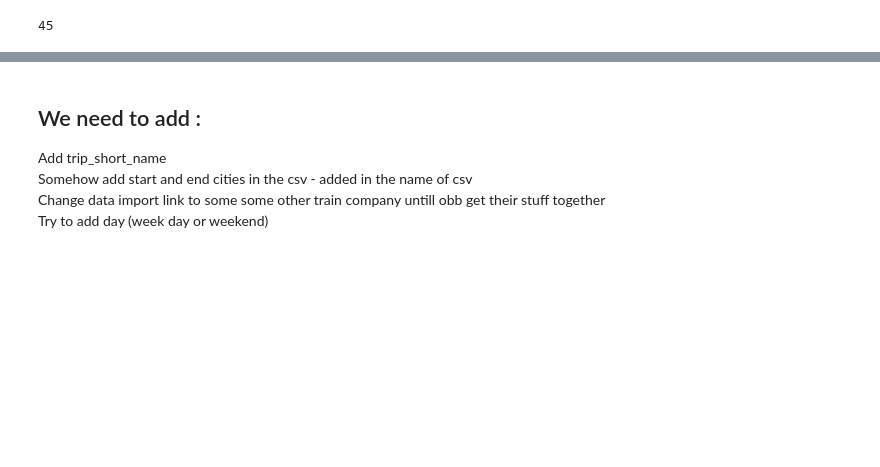
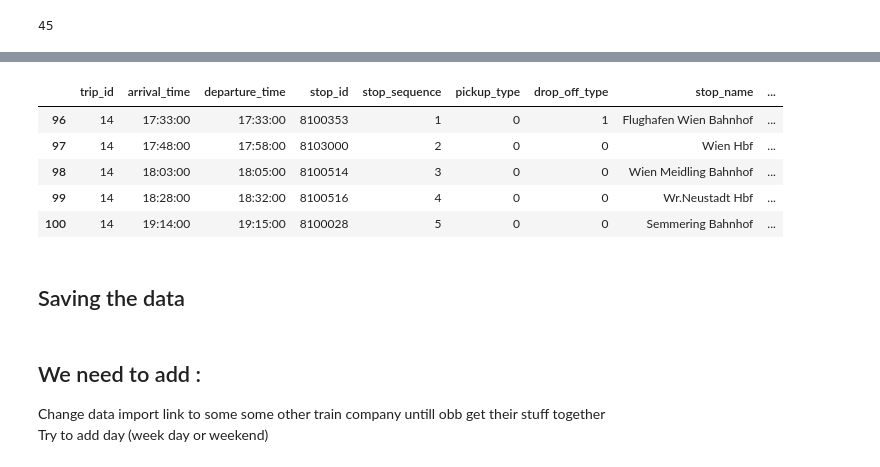
Before and after one commit to SvenCelin/Information-Visualisation, a Jupyter notebook: TryMe.ipynb, the cells around one changed output, grey strips where cells are left out. Saved outputs shown, nothing was run; the diff lists cells and outputs as text; code cells hidden in the pictures; blank space fills up the shorter version.

```diff
--- a/TryMe.ipynb
+++ b/TryMe.ipynb
@@ -122,0 +128,33 @@ data_route.head(10)
+# %%
+columns = data_route.columns
+data_clean_route = pd.DataFrame(columns=columns)
+data_clean_route["start"] = ""
+data_clean_route["stop"] = ""
+
+for tripID in GW_list:
+    flag = False
+    temp = data_route[data_route.trip_id == tripID]
+    temp["start"] = ""
+    temp["stop"] = ""
+    stopsNumber = temp.stop_sequence.count()
+    for i in range(stopsNumber):
+        stopName = temp.stop_name.values[i]
+        if( (stopName == name1 or stopName == name2) and flag == False):
+            firstStop = stopName
+            if firstStop == name1:
+                secondStop = name2
+            else:
+                secondStop = name1
+            flag = True
+            temp.loc[temp.stop_sequence == i+1, 'start'] = firstStop
+            temp.loc[temp.stop_sequence == i+1, 'stop'] = secondStop
+            data_clean_route = data_clean_route.append(temp[temp.stop_sequence == i+1])
+        elif(flag and (stopName == name1 or stopName == name2)):
+            flag = False
+            temp.loc[temp.stop_sequence == i+1, 'start'] = firstStop
+            temp.loc[temp.stop_sequence == i+1, 'stop'] = secondStop
+            data_clean_route = data_clean_route.append(temp[temp.stop_sequence == i+1])
+        else:
+            temp.loc[temp.stop_sequence == i+1, 'start'] = firstStop
+            temp.loc[temp.stop_sequence == i+1, 'stop'] = secondStop
+            data_clean_route = data_clean_route.append(temp[temp.stop_sequence == i+1])
@@ -122,0 +172,11 @@ data_route.head(10)
+# %%
+data_clean_route.head()
+# %% [output]
+|  | trip_id | arrival_time | departure_time | stop_id | stop_sequence | pickup_type | drop_off_type | stop_name | ... |
+| 96 | 14 | 17:33:00 | 17:33:00 | 8100353 | 1 | 0 | 1 | Flughafen Wien Bahnhof | ... |
+| 97 | 14 | 17:48:00 | 17:58:00 | 8103000 | 2 | 0 | 0 | Wien Hbf | ... |
+| 98 | 14 | 18:03:00 | 18:05:00 | 8100514 | 3 | 0 | 0 | Wien Meidling Bahnhof | ... |
+| 99 | 14 | 18:28:00 | 18:32:00 | 8100516 | 4 | 0 | 0 | Wr.Neustadt Hbf | ... |
+| 100 | 14 | 19:14:00 | 19:15:00 | 8100028 | 5 | 0 | 0 | Semmering Bahnhof | ... |
+# %% [markdown]
+## Saving the data
@@ -123,6 +185,4 @@ data_route.head(10)
 # %% [markdown]
 ## We need to add :
-Add trip_short_name \
-Somehow add start and end cities in the csv - added in the name of csv \
 Change data import link to some some other train company untill obb get their stuff together \
 Try to add day (week day or weekend)
```
Also changed, not shown: parts of 6 cells of this notebook, 1 other file.
